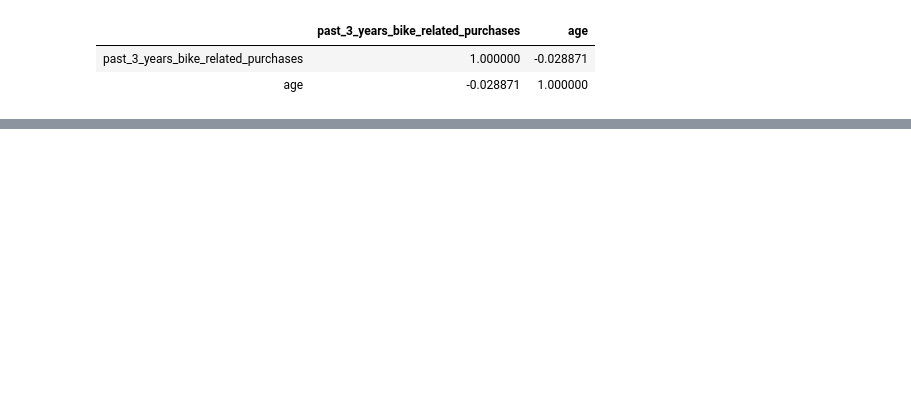
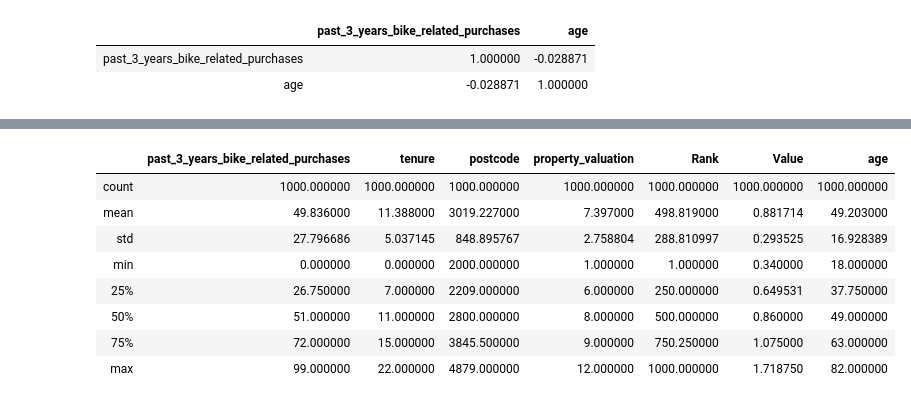
Before and after one commit to alexYamaoka/kpmg_virtual_internship_module2, a Jupyter notebook: Analysis.ipynb, the cells around one changed output, grey strips where cells are left out. Cells and saved outputs as stored; diff of their text form; code cells hidden in the pictures; blank space fills up the shorter version.

Commit message:
decribed dataframes

```diff
--- a/Analysis.ipynb
+++ b/Analysis.ipynb
@@ -70,0 +117,12 @@ df_customer_dem.to_csv('cleaned_customer_demographic.csv', index=False)
+# %%
+df_new_customer.describe()
+# %% [output]
+|  | past_3_years_bike_related_purchases | tenure | postcode | property_valuation | Rank | Value | age |
+| count | 1000.000000 | 1000.000000 | 1000.000000 | 1000.000000 | 1000.000000 | 1000.000000 | 1000.000000 |
+| mean | 49.836000 | 11.388000 | 3019.227000 | 7.397000 | 498.819000 | 0.881714 | 49.203000 |
+| std | 27.796686 | 5.037145 | 848.895767 | 2.758804 | 288.810997 | 0.293525 | 16.928389 |
+| min | 0.000000 | 0.000000 | 2000.000000 | 1.000000 | 1.000000 | 0.340000 | 18.000000 |
+| 25% | 26.750000 | 7.000000 | 2209.000000 | 6.000000 | 250.000000 | 0.649531 | 37.750000 |
+| 50% | 51.000000 | 11.000000 | 2800.000000 | 8.000000 | 500.000000 | 0.860000 | 49.000000 |
+| 75% | 72.000000 | 15.000000 | 3845.500000 | 9.000000 | 750.250000 | 1.075000 | 63.000000 |
+| max | 99.000000 | 22.000000 | 4879.000000 | 12.000000 | 1000.000000 | 1.718750 | 82.000000 |
```
Also changed, not shown: parts of 9 cells of this notebook.
